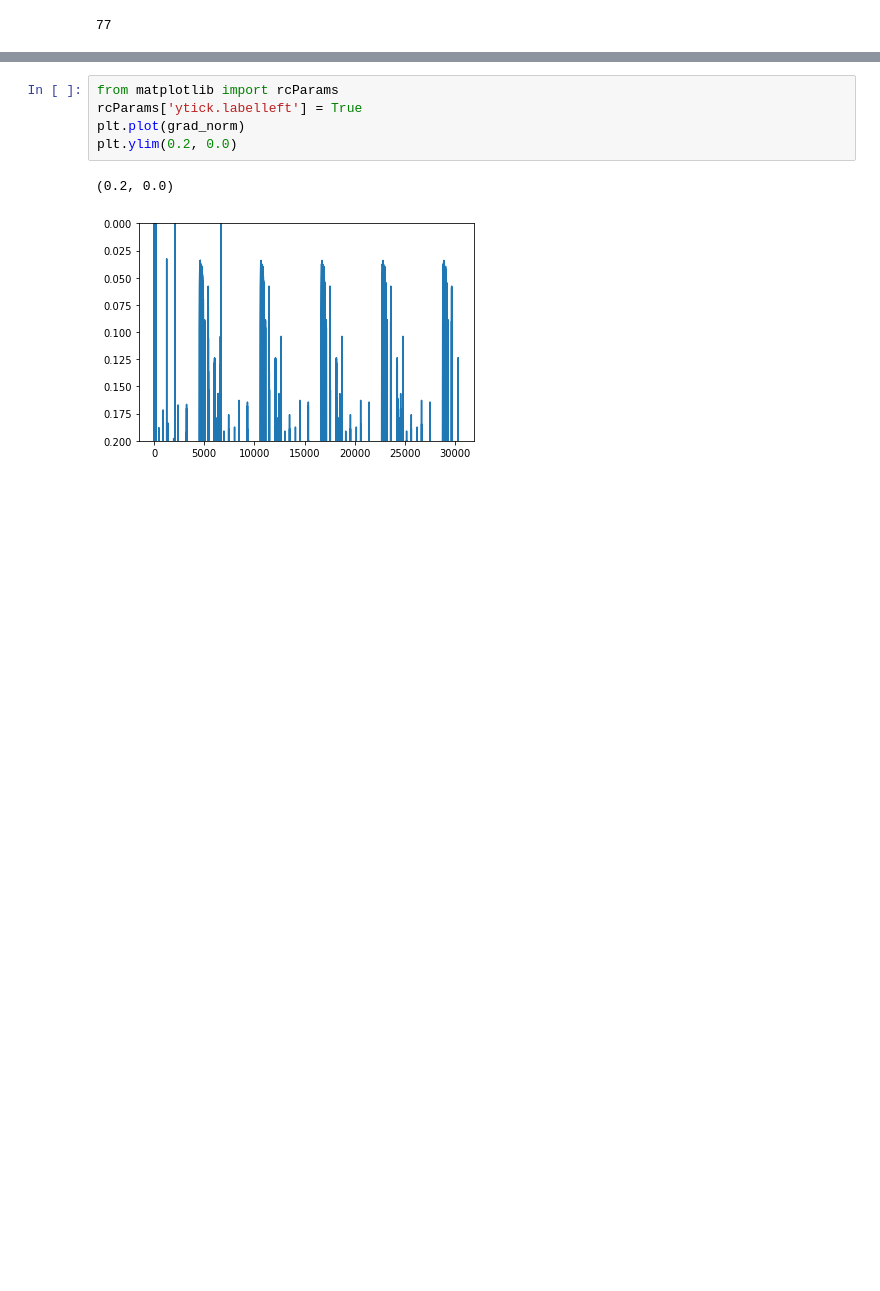
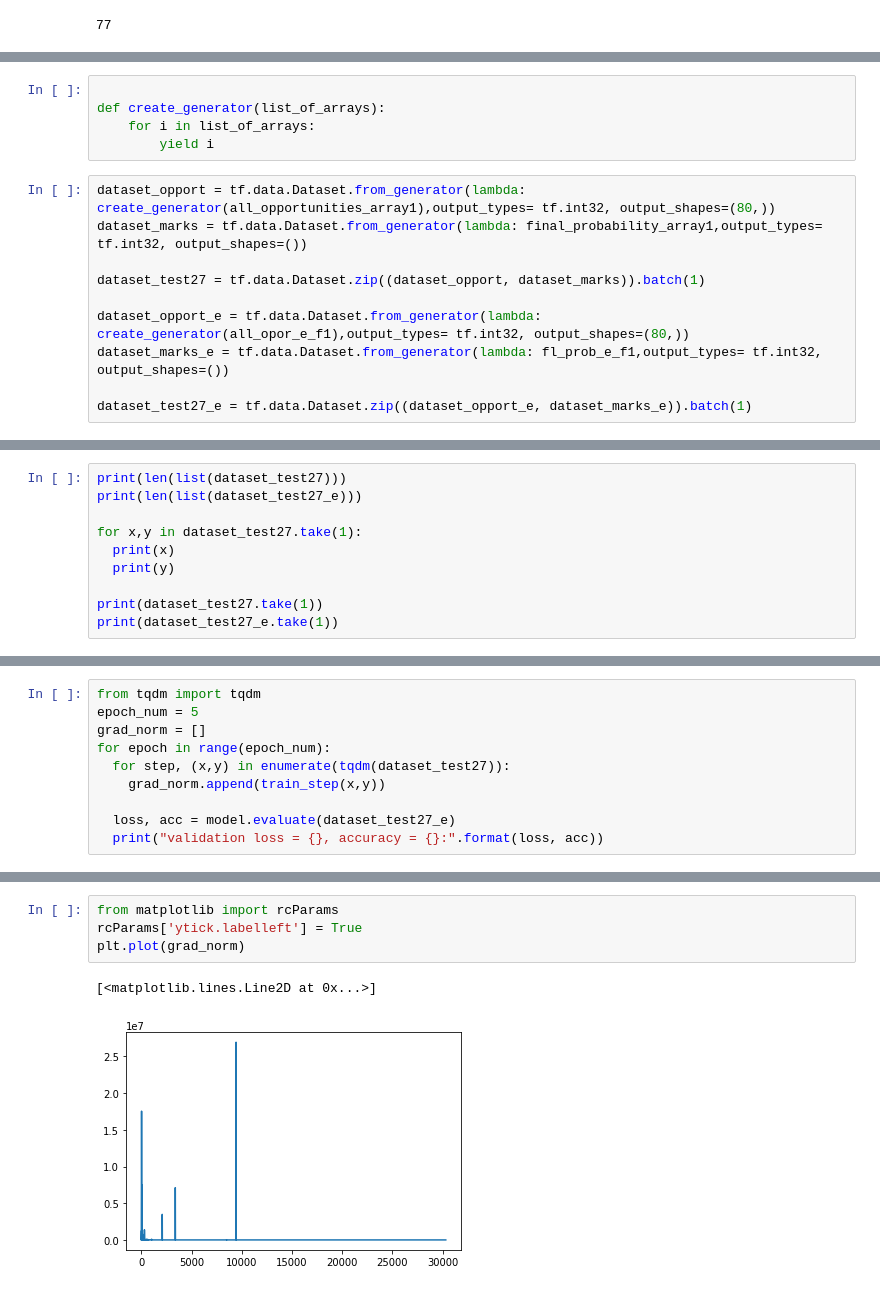
Before and after one commit to bohdanpotuzhnyi/hackaton-pti, a Jupyter notebook: Hackathon_draft.ipynb, the cells around one changed output, grey strips where cells are left out. Cells and saved outputs as stored; diff of their text form; blank space fills up the shorter version.

```diff
--- a/Hackathon_draft.ipynb
+++ b/Hackathon_draft.ipynb
@@ -225,0 +235,15 @@ for epoch in range(epoch_num):
+# %%
+
+def create_generator(list_of_arrays):
+    for i in list_of_arrays:
+        yield i
+# %%
+dataset_opport = tf.data.Dataset.from_generator(lambda: create_generator(all_opportunities_array1),output_types= tf.int32, output_shapes=(80,))
+dataset_marks = tf.data.Dataset.from_generator(lambda: final_probability_array1,output_types= tf.int32, output_shapes=())
+
+dataset_test27 = tf.data.Dataset.zip((dataset_opport, dataset_marks)).batch(1)
+
+dataset_opport_e = tf.data.Dataset.from_generator(lambda: create_generator(all_opor_e_f1),output_types= tf.int32, output_shapes=(80,))
+dataset_marks_e = tf.data.Dataset.from_generator(lambda: fl_prob_e_f1,output_types= tf.int32, output_shapes=())
+
+dataset_test27_e = tf.data.Dataset.zip((dataset_opport_e, dataset_marks_e)).batch(1)
@@ -225,0 +256,10 @@ for epoch in range(epoch_num):
+# %%
+print(len(list(dataset_test27)))
+print(len(list(dataset_test27_e)))
+
+for x,y in dataset_test27.take(1):
+  print(x)
+  print(y)
+
+print(dataset_test27.take(1))
+print(dataset_test27_e.take(1))
@@ -225,0 +278,10 @@ for epoch in range(epoch_num):
+# %%
+from tqdm import tqdm
+epoch_num = 5
+grad_norm = []
+for epoch in range(epoch_num):
+  for step, (x,y) in enumerate(tqdm(dataset_test27)):
+    grad_norm.append(train_step(x,y))
+
+  loss, acc = model.evaluate(dataset_test27_e)
+  print("validation loss = {}, accuracy = {}:".format(loss, acc))
@@ -226,8 +302,7 @@ for epoch in range(epoch_num):
 # %%
 from matplotlib import rcParams
 rcParams['ytick.labelleft'] = True
 plt.plot(grad_norm)
-plt.ylim(0.2, 0.0)
 # %% [output]
-(0.2, 0.0)
+[<matplotlib.lines.Line2D at 0x...>]
-[figure, old version]
+[figure, new version]
```
Also changed, not shown: parts of 17 cells of this notebook.
